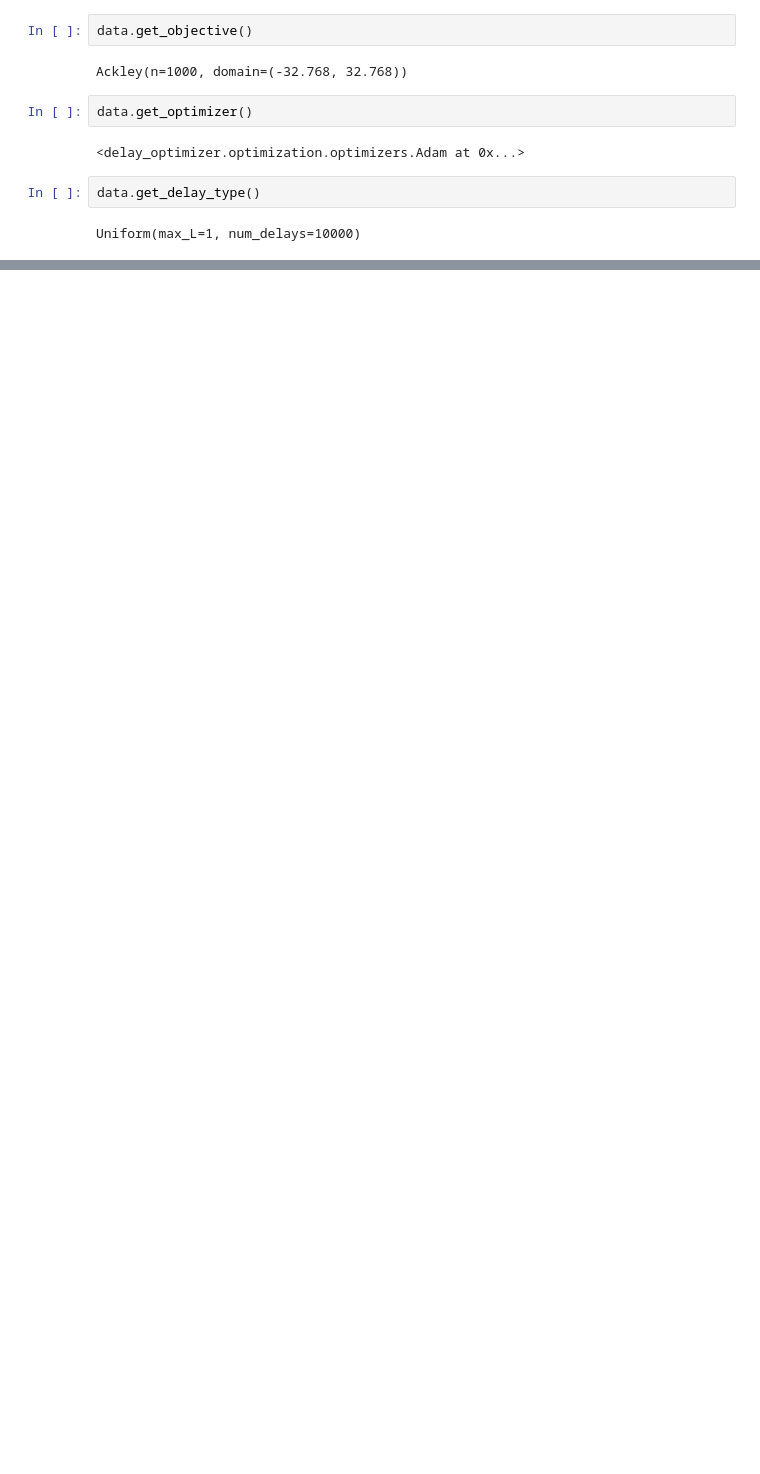
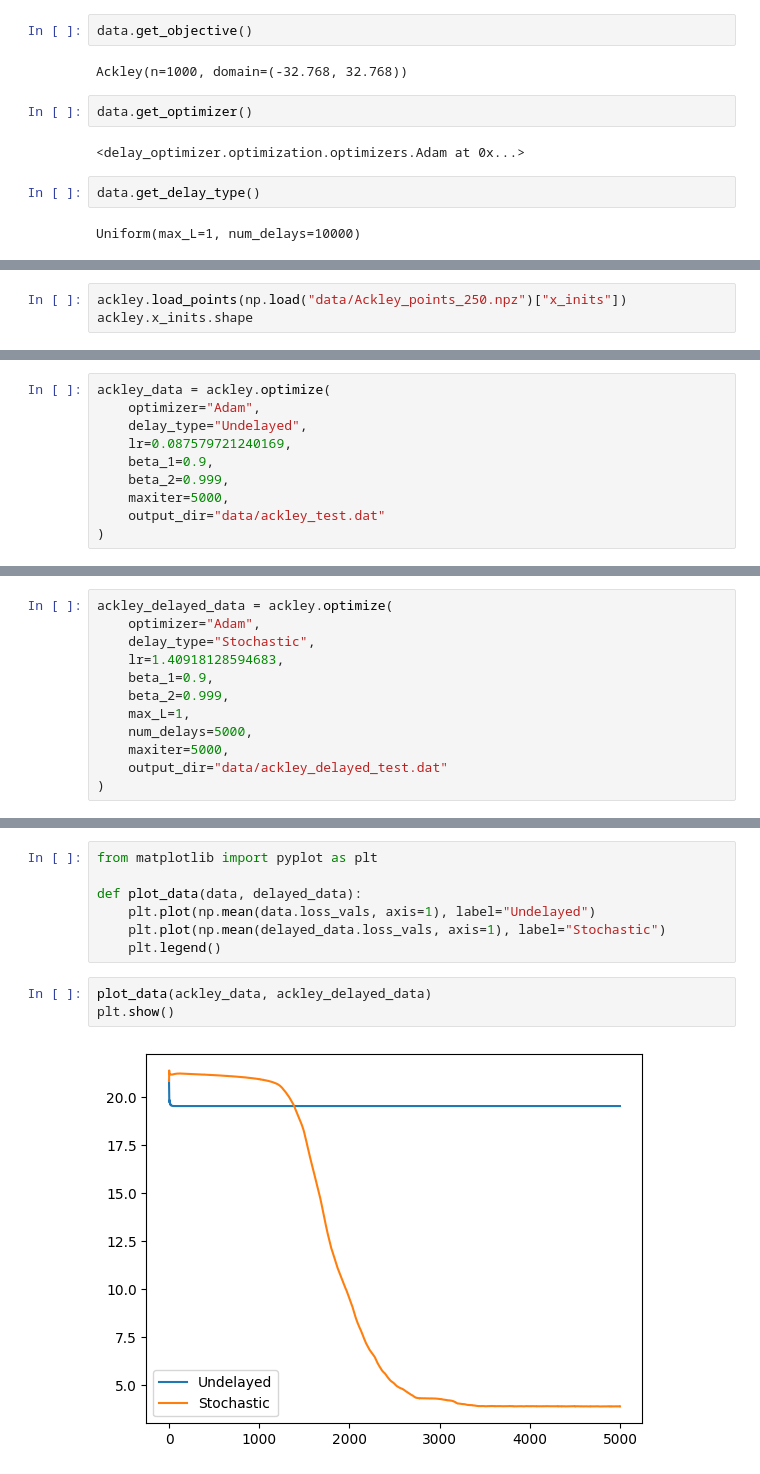
Before and after one commit to ebensonm/delay-optimizer, a Jupyter notebook: notebooks/test.ipynb, the cells around one changed output, grey strips where cells are left out. Cells and saved outputs as stored; diff of their text form; blank space fills up the shorter version.

```diff
--- a/notebooks/test.ipynb
+++ b/notebooks/test.ipynb
@@ -660,0 +673,3 @@ Uniform(max_L=1, num_delays=10000)
+# %%
+ackley.load_points(np.load("data/Ackley_points_250.npz")["x_inits"])
+ackley.x_inits.shape
@@ -660,0 +678,10 @@ Uniform(max_L=1, num_delays=10000)
+# %%
+ackley_data = ackley.optimize(
+    optimizer="Adam",
+    delay_type="Undelayed",
+    lr=0.087579721240169,
+    beta_1=0.9,
+    beta_2=0.999,
+    maxiter=5000,
+    output_dir="data/ackley_test.dat"
+)
@@ -660,0 +769,12 @@ Uniform(max_L=1, num_delays=10000)
+# %%
+ackley_delayed_data = ackley.optimize(
+    optimizer="Adam",
+    delay_type="Stochastic",
+    lr=1.40918128594683,
+    beta_1=0.9,
+    beta_2=0.999,
+    max_L=1,
+    num_delays=5000,
+    maxiter=5000,
+    output_dir="data/ackley_delayed_test.dat"
+)
@@ -660,0 +819,12 @@ Uniform(max_L=1, num_delays=10000)
+# %%
+from matplotlib import pyplot as plt
+
+def plot_data(data, delayed_data):
+    plt.plot(np.mean(data.loss_vals, axis=1), label="Undelayed")
+    plt.plot(np.mean(delayed_data.loss_vals, axis=1), label="Stochastic")
+    plt.legend()
+# %%
+plot_data(ackley_data, ackley_delayed_data)
+plt.show()
+# %% [output]
+[figure, added]
```
Also changed, not shown: parts of 21 cells of this notebook, 3 other files.
